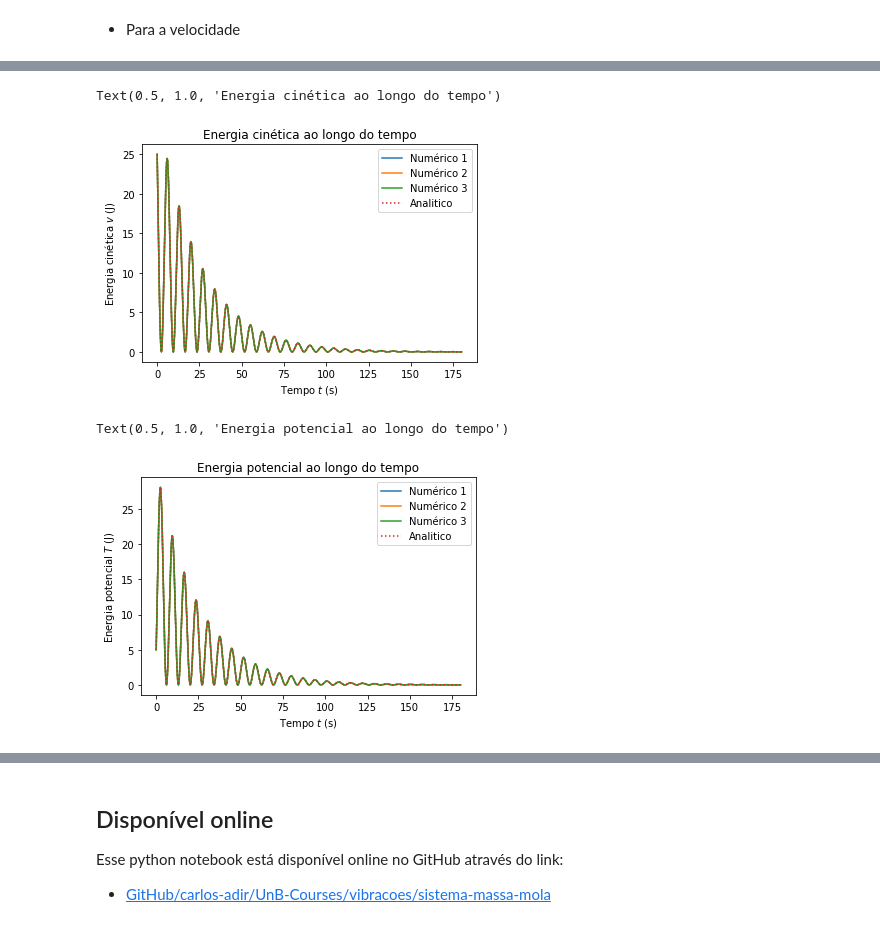
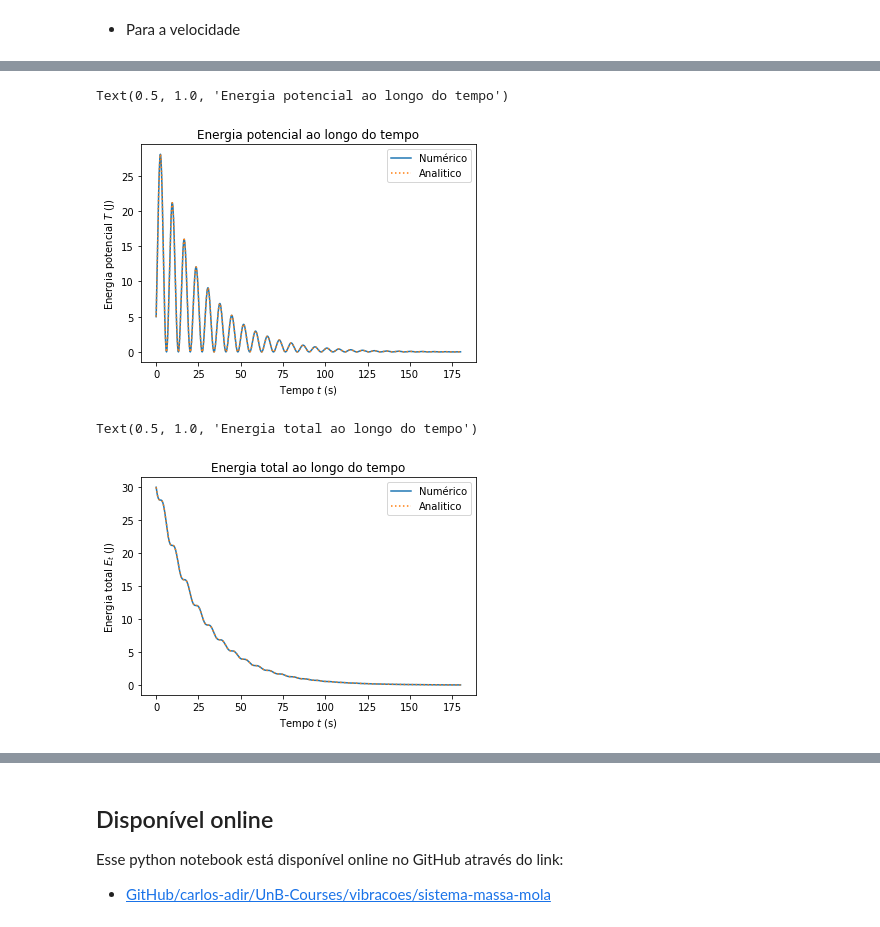
Before and after one commit to carlos-adir/UnB-Courses, a Jupyter notebook: vibracoes/sistema-massa-mola.ipynb, the cells around one changed output, grey strips where cells are left out. Drawn from its saved outputs; the diff is of its cells as text; code cells hidden in the pictures.

````diff
--- a/vibracoes/sistema-massa-mola.ipynb
+++ b/vibracoes/sistema-massa-mola.ipynb
@@ -649,7 +581,7 @@ x \\ \dot{x}
 $$
 # %%
 def dydt(y, t):
-    return A @ y
+    return A @ y + B
 # %% [markdown]
 Com a condição inicial
 
@@ -664,7 +596,7 @@ y0 = [x0, v0]
 Resolvemos então usando a função ```odeint```
 # %%
 t = np.linspace(0, T, npts)
-Y_num1 = odeint(dydt, y0, t)
+Y_num = odeint(dydt, y0, t)
 # %% [markdown]
 O resultado fornecido é $Y$ em que
 
@@ -690,12 +622,9 @@ Agora mostramos os resultados:
 
 * Para a posição
 # %%
-x_num1 = Y_num1[:, 0]
-print("Error x_num1 norm L1  = %.3e" % norma_L1(x_num1 - x_ana))
-print("Error x_num1 norm L2  = %.3e" % norma_L2(x_num1 - x_ana))
-print("Error x_num1 norm inf = %.3e" % norma_inf(x_num1 - x_ana))
+x_num = Y_num[:, 0]
 plt.plot(t, x_ana, label="Analitico", ls="dotted")
-plt.plot(t, x_num1, label="Numerico 1")
+plt.plot(t, x_num, label="Numerico")
 plt.legend()
 plt.xlabel(r"Tempo $t$ (s)")
 plt.ylabel(r"Posição $x$ (m)")
@@ -709,12 +635,9 @@ Text(0.5, 1.0, 'Posição do sistema ao longo do tempo')
 # %% [markdown]
 * Para a velocidade
 # %%
-v_num1 = Y_num1[:, 1]
-print("Error v_num1 norm L1  = %.3e" % norma_L1(v_num1 - v_ana))
-print("Error v_num1 norm L2  = %.3e" % norma_L2(v_num1 - v_ana))
-print("Error v_num1 norm inf = %.3e" % norma_inf(v_num1 - v_ana))
+v_num = Y_num[:, 1]
 plt.plot(t, v_ana, label="Analitico", ls="dotted")
-plt.plot(t, v_num1, label="Numerico 1")
+plt.plot(t, v_num, label="Numerico 1")
 plt.legend()
 plt.xlabel(r"Tempo $t$ (s)")
 plt.ylabel(r"Velocidade $v$ (m/s)")
@@ -1152,29 +670,24 @@ Text(0.5, 1.0, 'Espiral de movimento posição x velocidade')
 # %%
-for i, Y in enumerate([Y_num1, Y_num2, Y_num3]):
-    x = Y[:, 0]
-    v = Y[:, 1]
-    T = m*v**2/2
-    plt.plot(t, T, label="Numérico %d" % (i+1))
-T_ana = m*(v_ana**2)/2
-plt.plot(t, T_ana, label="Analitico", ls="dotted")
+V_num = k*x_num**2/2
+V_ana = k*(x_ana**2)/2
+plt.plot(t, V_num, label="Numérico")
+plt.plot(t, V_ana, label="Analitico", ls="dotted")
 plt.legend()
 plt.xlabel(r"Tempo $t$ (s)")
-plt.ylabel(r"Energia cinética $v$ (J)")
-plt.title("Energia cinética ao longo do tempo")
+plt.ylabel(r"Energia potencial $T$ (J)")
+plt.title("Energia potencial ao longo do tempo")
 # %% [output]
-Text(0.5, 1.0, 'Energia cinética ao longo do tempo')
+Text(0.5, 1.0, 'Energia potencial ao longo do tempo')
-[figure, old version]
+[figure, new version]
 # %%
-for i, Y in enumerate([Y_num1, Y_num2, Y_num3]):
-    x = Y[:, 0]
-    V = k*x**2/2
-    plt.plot(t, V, label="Numérico %d" % (i+1))
-V_ana = k*(x_ana**2)/2
-plt.plot(t, V_ana, label="Analitico", ls="dotted")
+Et = (m*v_num**2)/2 + (k*x_num**2)/2
+Et_ana = m*v_ana**2/2 + k*x_ana**2/2
+plt.plot(t, Et, label="Numérico")
+plt.plot(t, Et_ana, label="Analitico", ls="dotted")
 plt.legend()
 plt.xlabel(r"Tempo $t$ (s)")
-plt.ylabel(r"Energia potencial $T$ (J)")
-plt.title("Energia potencial ao longo do tempo")
+plt.ylabel(r"Energia total $E_{t}$ (J)")
+plt.title("Energia total ao longo do tempo")
 # %% [output]
-Text(0.5, 1.0, 'Energia potencial ao longo do tempo')
+Text(0.5, 1.0, 'Energia total ao longo do tempo')
-[figure, old version]
+[figure, new version]
````
Also changed, not shown: parts of 56 cells of this notebook, 3 other files.
